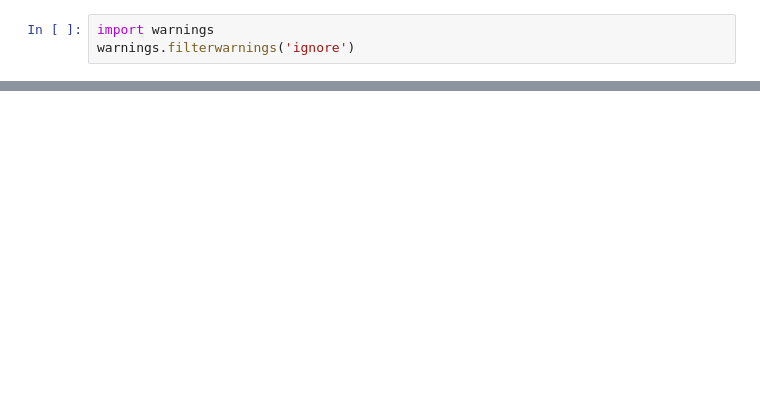
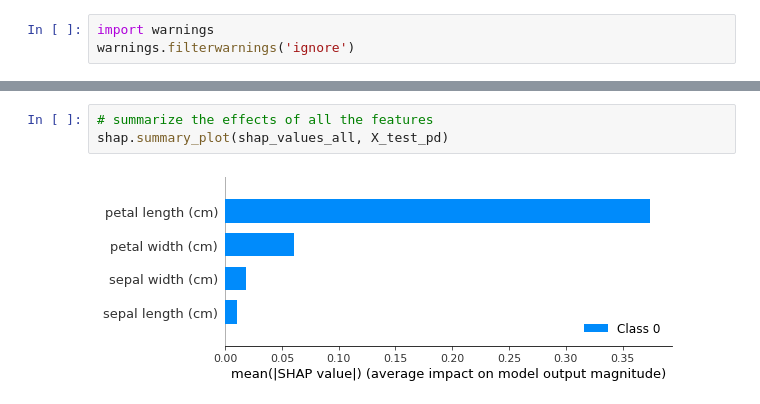
Before and after one commit to jeyabbalas/interpreting-neural-nets, a Jupyter notebook: notebooks/shap/SHAP Classification 2.ipynb, the cells around one changed output, grey strips where cells are left out. Drawn from its saved outputs; the diff is of its cells as text; blank space fills up the shorter version.

```diff
--- a/notebooks/shap/SHAP Classification 2.ipynb
+++ b/notebooks/shap/SHAP Classification 2.ipynb
@@ -111,0 +122,5 @@ shap.force_plot(explainer.expected_value[0], # base value, can be hard-coded
+# %%
+# summarize the effects of all the features
+shap.summary_plot(shap_values_all, X_test_pd)
+# %% [output]
+[figure, added]
```
Also changed, not shown: parts of 15 cells of this notebook, 15 other files.
